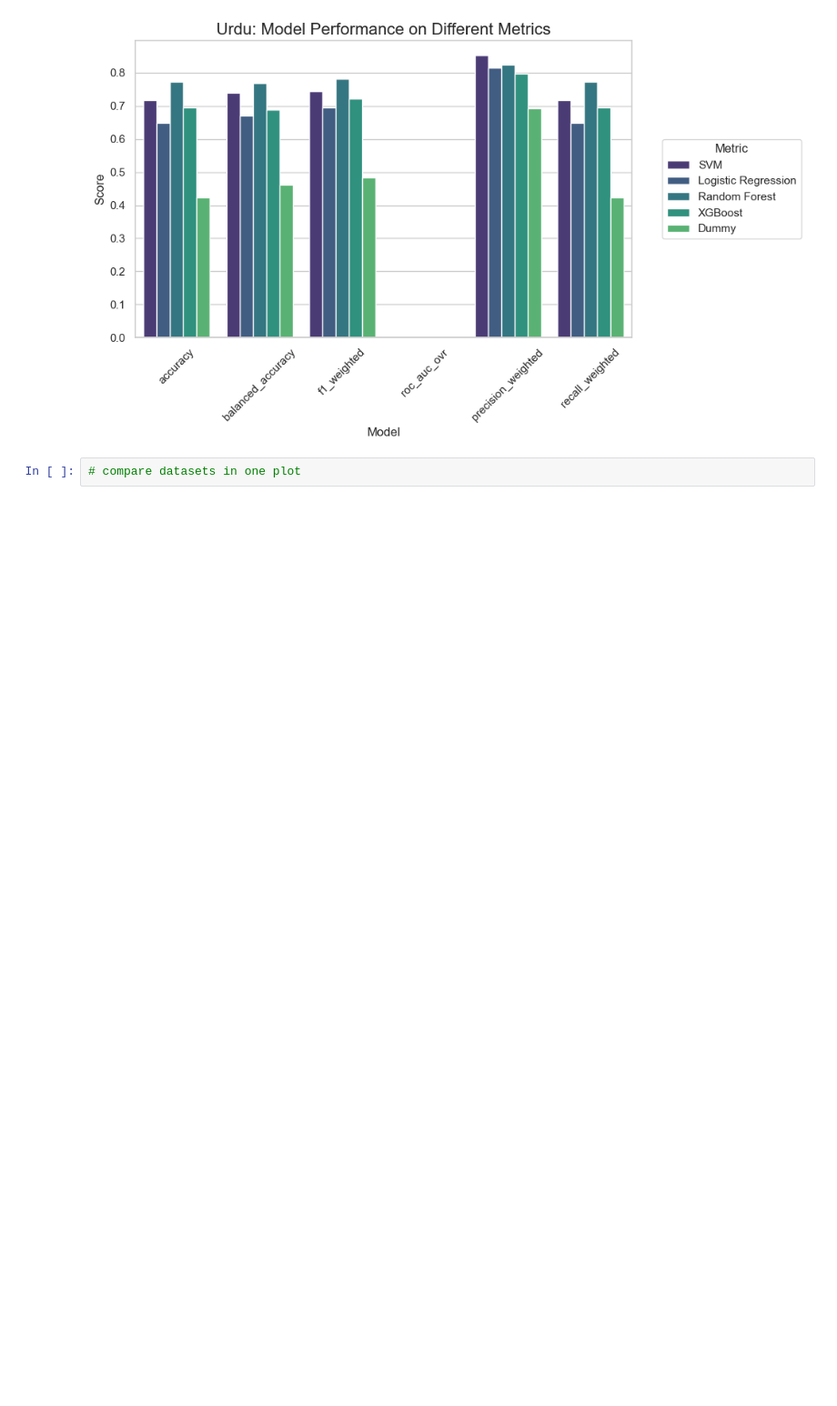
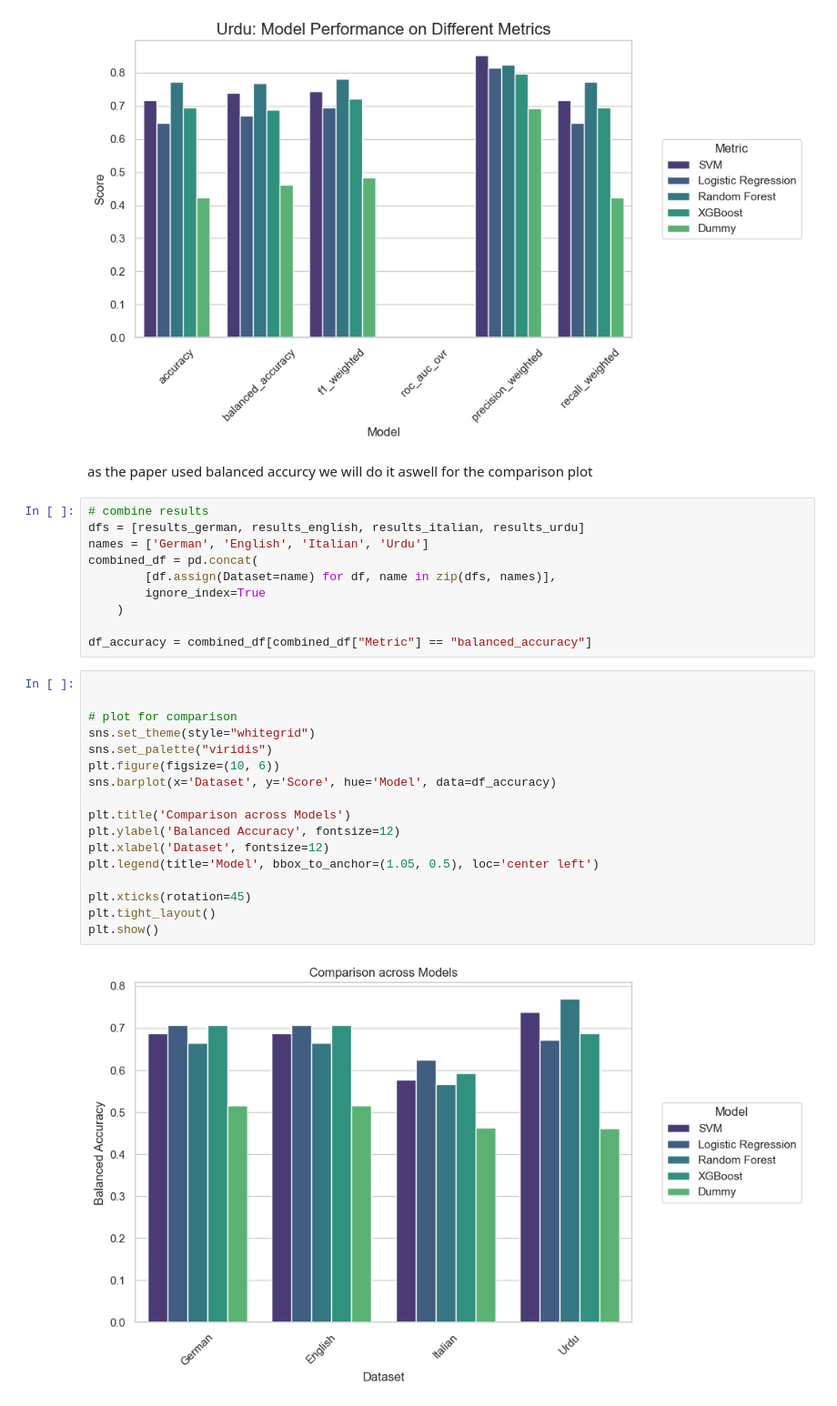
Before and after one commit to juverse/Speech-Emotion-Recognition, a Jupyter notebook: Evaluation/Baseline/baseline_evaluation.ipynb, the cells around one changed output. Shown: that part at 91% size. Drawn from its saved outputs; the diff is of its cells as text; blank space fills up the shorter version.

Commit message:
comparison different datsets

```diff
--- a/Evaluation/Baseline/baseline_evaluation.ipynb
+++ b/Evaluation/Baseline/baseline_evaluation.ipynb
@@ -45,5 +44,34 @@ plot_results(results_italian, 'Italian')
 plot_results(results_urdu, 'Urdu')
 # %% [output]
 [figure]
-# %%
-# compare datasets in one plot
+# %% [markdown]
+as the paper used balanced accurcy we will do it aswell for the comparison plot
+# %%
+# combine results
+dfs = [results_german, results_english, results_italian, results_urdu]
+names = ['German', 'English', 'Italian', 'Urdu']
+combined_df = pd.concat(
+        [df.assign(Dataset=name) for df, name in zip(dfs, names)],
+        ignore_index=True
+    )
+
+df_accuracy = combined_df[combined_df["Metric"] == "balanced_accuracy"]
+# %%
+
+
+# plot for comparison
+sns.set_theme(style="whitegrid")
+sns.set_palette("viridis")
+plt.figure(figsize=(10, 6))
+sns.barplot(x='Dataset', y='Score', hue='Model', data=df_accuracy)
+
+plt.title('Comparison across Models')
+plt.ylabel('Balanced Accuracy', fontsize=12)
+plt.xlabel('Dataset', fontsize=12)
+plt.legend(title='Model', bbox_to_anchor=(1.05, 0.5), loc='center left')
+
+plt.xticks(rotation=45)
+plt.tight_layout()
+plt.show()
+# %% [output]
+[figure, added]
```
Also changed, not shown: parts of 1 cell of this notebook.
